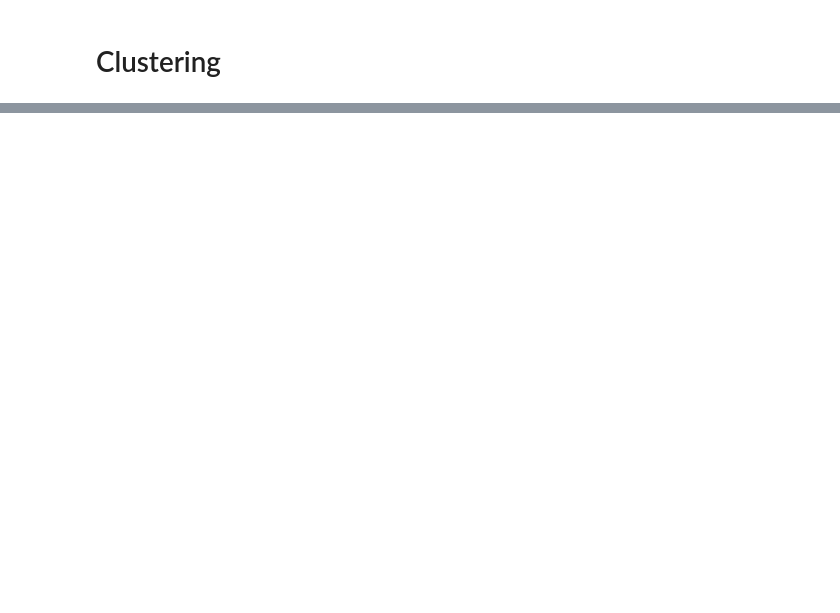
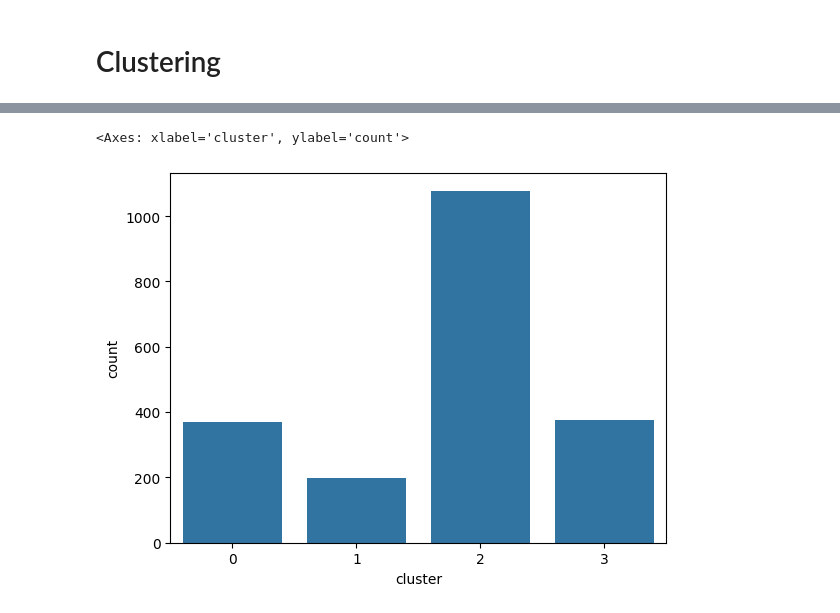
Before and after one commit to cauaedm/supermarket_history_analysis, a Jupyter notebook: notebooks/eda-supermarket-users-history.ipynb, the cells around one changed output, grey strips where cells are left out. Saved outputs shown, nothing was run; the diff lists cells and outputs as text; code cells hidden in the pictures; blank space fills up the shorter version.

```diff
--- a/notebooks/eda-supermarket-users-history.ipynb
+++ b/notebooks/eda-supermarket-users-history.ipynb
@@ -335,0 +437,2 @@ ax = fig.add_subplot()
+# %%
+test_data['cluster'] = y_pred
@@ -335,0 +442,5 @@ ax = fig.add_subplot()
+# %%
+sns.countplot(data=test_data, x='cluster')
+# %% [output]
+<Axes: xlabel='cluster', ylabel='count'>
+[figure, added]
```
Also changed, not shown: parts of 30 cells of this notebook.
